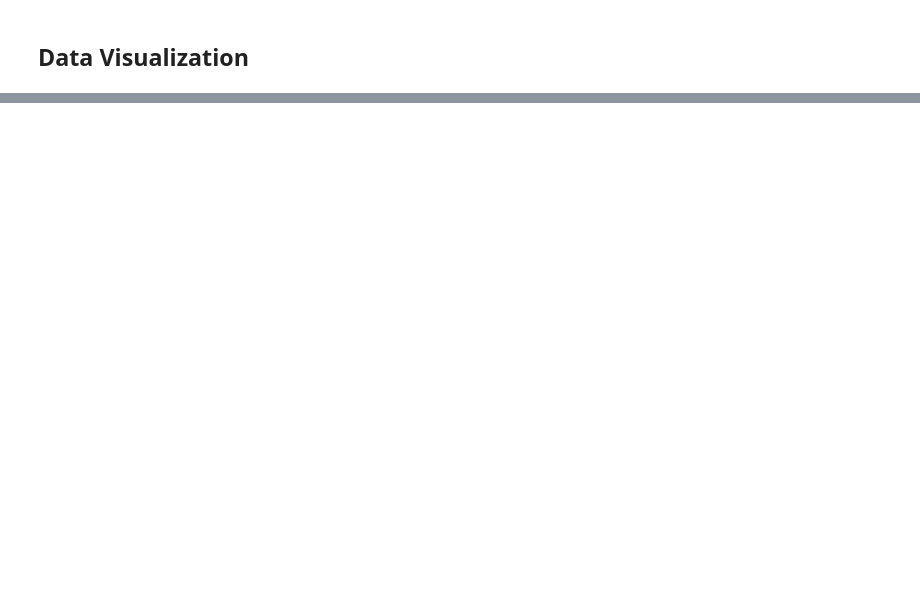
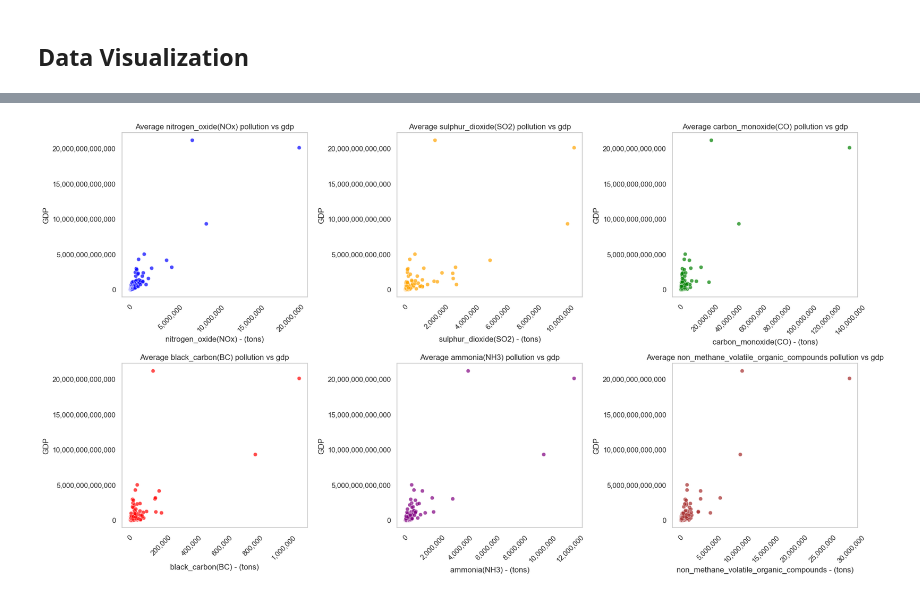
Before and after one commit to caroldvarela/ETL-1, a Jupyter notebook: notebooks/EDA/005_EDA_API.ipynb, the cells around one changed output, grey strips where cells are left out. Cells and saved outputs as stored; diff of their text form; code cells hidden in the pictures; blank space fills up the shorter version.

```diff
--- a/notebooks/EDA/005_EDA_API.ipynb
+++ b/notebooks/EDA/005_EDA_API.ipynb
@@ -275,0 +352,39 @@ ax = sns.heatmap(
+# %%
+from matplotlib.ticker import FuncFormatter
+
+pollutants = [
+    'nitrogen_oxide(NOx)',
+    'sulphur_dioxide(SO2)',
+    'carbon_monoxide(CO)',
+    'black_carbon(BC)',
+    'ammonia(NH3)',
+    'non_methane_volatile_organic_compounds'
+]
+
+def comma_format(x, pos):
+    return f'{int(x):,}'
+
+
+df_2019 = df[df['Year']== 2019]
+average_cvd_per_gdp = df_2019.groupby(pollutants)['gdp'].mean().reset_index()
+
+colors = ['blue', 'orange', 'green', 'red', 'purple', 'brown']
+
+fig, axes = plt.subplots(nrows=2, ncols=3, figsize=(18, 10))
+axes = axes.flatten()
+
+for i, (pollutant, color) in enumerate(zip(pollutants, colors)):
+    sns.scatterplot(data=average_cvd_per_gdp, x=pollutant, y='gdp', alpha=0.7, color=color, ax=axes[i])
+    axes[i].set_title(f'Average {pollutant} pollution vs gdp')
+    axes[i].set_xlabel(f'{pollutant} - (tons)')
+    axes[i].set_ylabel('GDP')
+    axes[i].grid()
+
+    axes[i].yaxis.set_major_formatter(FuncFormatter(comma_format))
+    axes[i].xaxis.set_major_formatter(FuncFormatter(comma_format))
+    axes[i].tick_params(axis='x', rotation=45)
+
+plt.tight_layout()
+plt.show()
+# %% [output]
+[figure, added]
```
Also changed, not shown: parts of 8 cells of this notebook, 2 other files.
